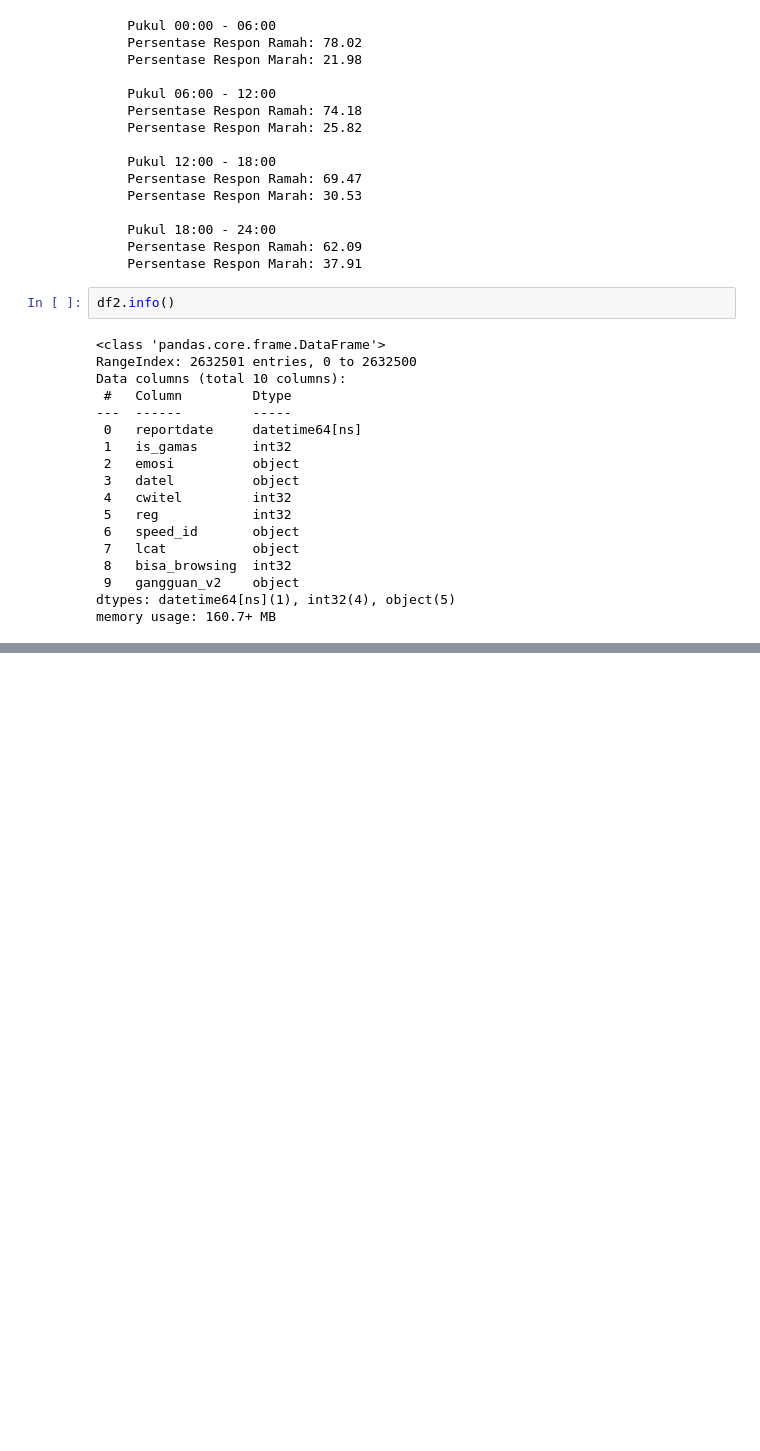
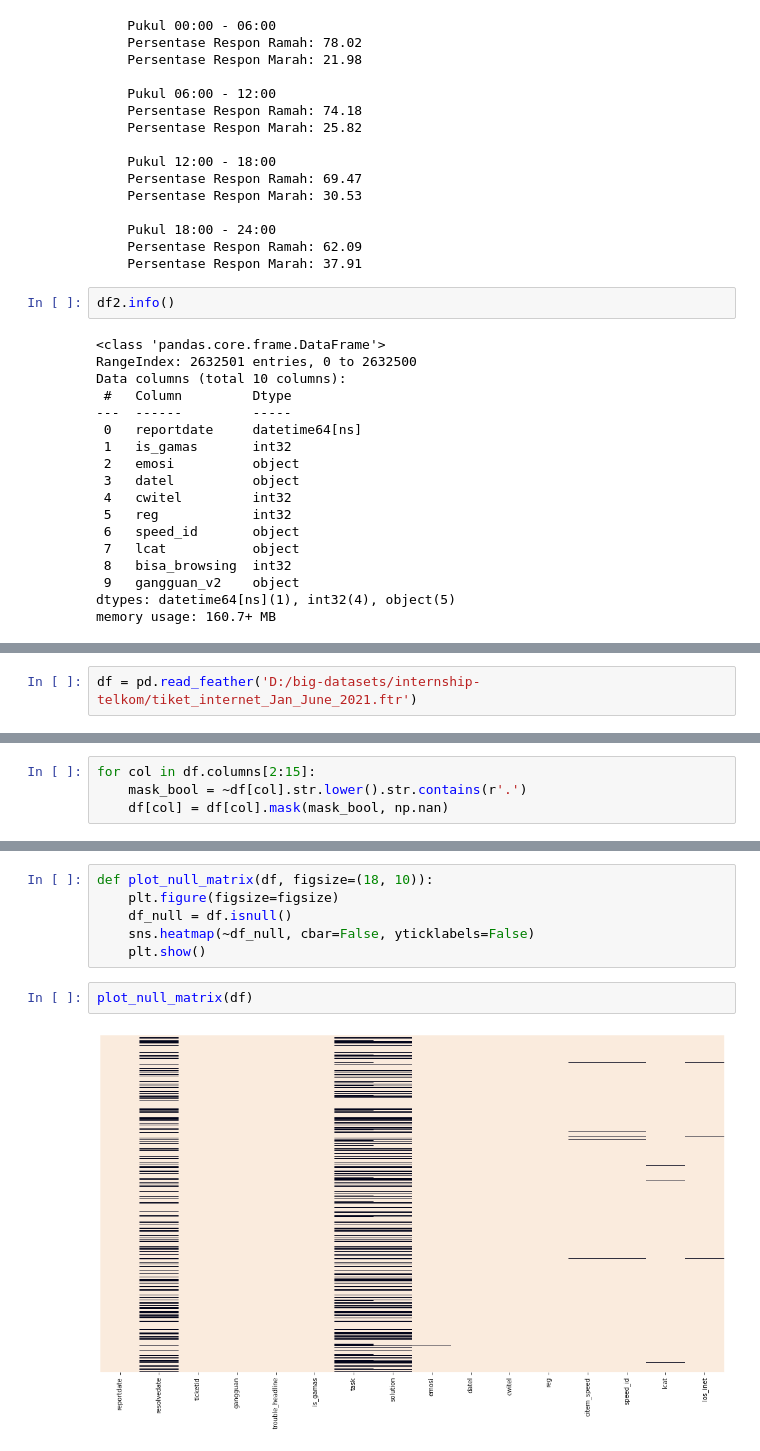
Before and after one commit to jafar-shodiq/complete-proj, a Jupyter notebook: 2021/07/internship-telkom-data-scientist/ticket/notebook02.ipynb, the cells around one changed output, grey strips where cells are left out. Drawn from its saved outputs; the diff is of its cells as text; blank space fills up the shorter version.

```diff
--- a/2021/07/internship-telkom-data-scientist/ticket/notebook02.ipynb
+++ b/2021/07/internship-telkom-data-scientist/ticket/notebook02.ipynb
@@ -995,0 +1007,2 @@ df2.to_feather('D:/big-datasets/internship-telkom/eda-tiket-no-missing.ftr')
+# %%
+df = pd.read_feather('D:/big-datasets/internship-telkom/tiket_internet_Jan_June_2021.ftr')
@@ -995,0 +1072,4 @@ df2.to_feather('D:/big-datasets/internship-telkom/eda-tiket-no-missing.ftr')
+# %%
+for col in df.columns[2:15]:
+    mask_bool = ~df[col].str.lower().str.contains(r'.')
+    df[col] = df[col].mask(mask_bool, np.nan)
@@ -995,0 +1096,10 @@ df2.to_feather('D:/big-datasets/internship-telkom/eda-tiket-no-missing.ftr')
+# %%
+def plot_null_matrix(df, figsize=(18, 10)):
+    plt.figure(figsize=figsize)
+    df_null = df.isnull()
+    sns.heatmap(~df_null, cbar=False, yticklabels=False)
+    plt.show()
+# %%
+plot_null_matrix(df)
+# %% [output]
+[figure, added]
```
Also changed, not shown: parts of 34 cells of this notebook, 2 other files.
